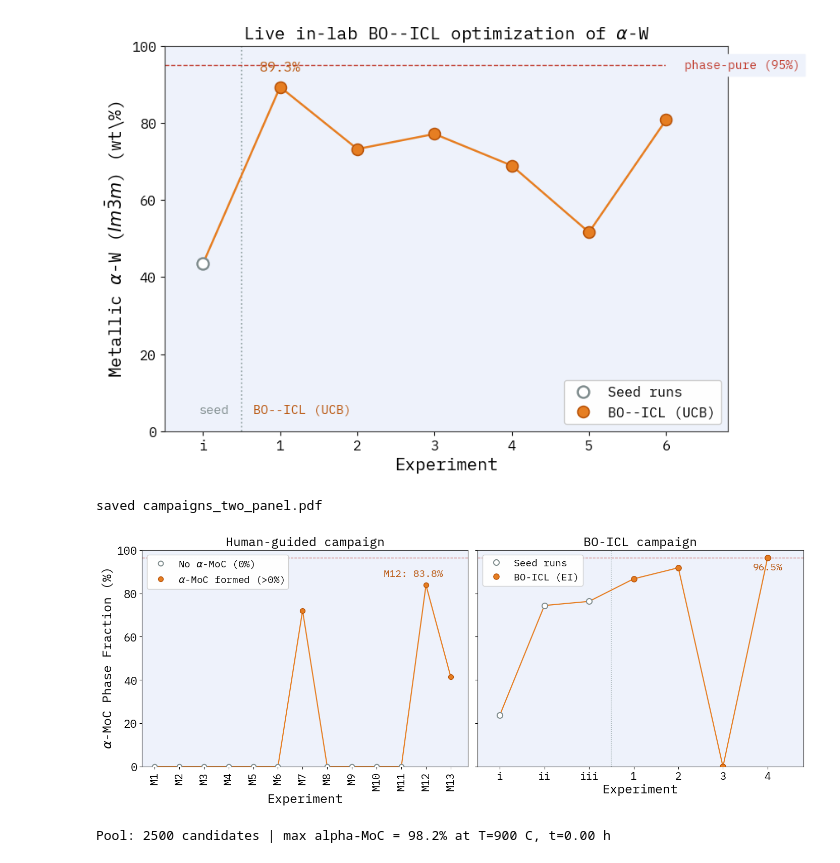
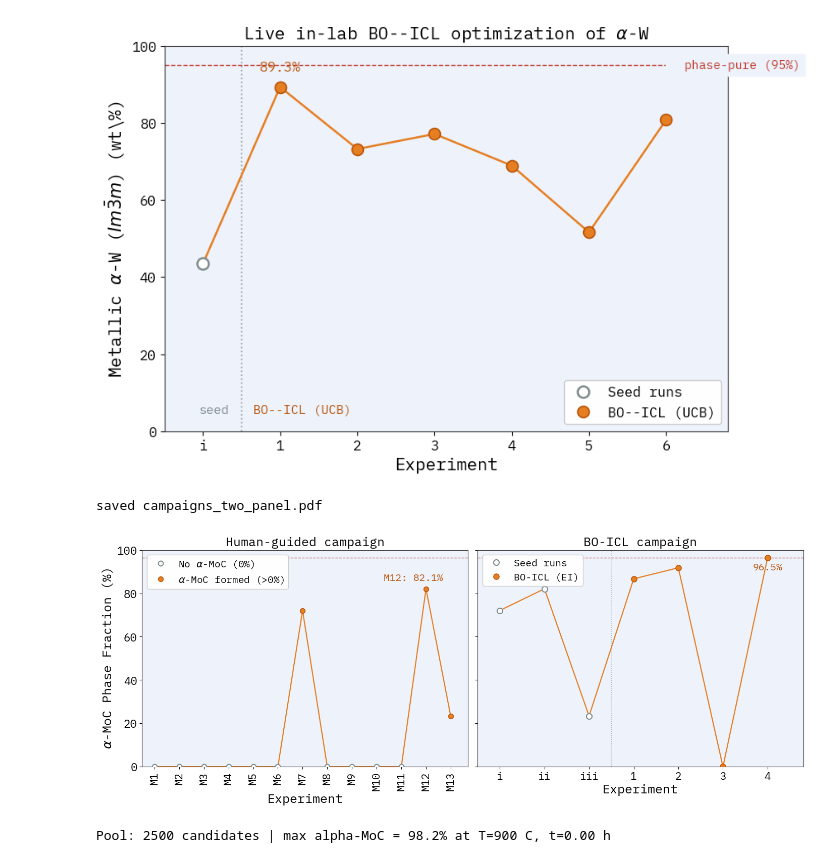
Before and after one commit to The-Porosoff-Group/boicl_crystal_phase_isolation, a Jupyter notebook: archive/chemistry_embeddings.ipynb, the cells around one changed output. Saved outputs shown, nothing was run; the diff lists cells and outputs as text; code cells hidden in the pictures.

```diff
--- a/archive/chemistry_embeddings.ipynb
+++ b/archive/chemistry_embeddings.ipynb
@@ -2960,7 +2960,7 @@ h_labels = [
     "M1", "M2", "M3", "M4", "M5", "M6", "M7",
     "M8", "M9", "M10", "M11", "M12", "M13"
 ]
-h_moc = [0, 0, 0, 0, 0, 0, 72.1, 0, 0, 0, 0, 83.8, 41.6]
+h_moc = [0, 0, 0, 0, 0, 0, 72.1, 0, 0, 0, 0, 82.1,23.4 ]
 
 # (b) BO-ICL campaign: 3 seeds + 4 BO trials (matches Table S4)
 #   seeds  i / ii / iii          -> alpha-MoC 23.8 / 74.4 / 76.3
@@ -2969,7 +2969,7 @@ h_moc = [0, 0, 0, 0, 0, 0, 72.1, 0, 0, 0, 0, 83.8, 41.6]
 #   M23 (Iter 1, 100% beta-Mo2C) -> alpha-MoC 0.0
 #   M24 (Iter 5)                 -> alpha-MoC 96.5
 b_labels = ["i", "ii", "iii", "1", "2", "3", "4"]
-b_moc    = [23.8, 74.4, 76.3, 86.7, 91.8, 0.0, 96.5]
+b_moc    = [72.1, 82.1, 23.4, 86.7, 91.8, 0.0, 96.5]
 
 b_nseed = 3
 
@@ -3119,34 +3119,34 @@ axM.legend(
     loc="upper left",
     frameon=True,
     framealpha=0.95,
     edgecolor="#cccccc",
     facecolor="white"
 )
 
 # ── SHARED PHASE-PURE GUIDE ───────────────────────────────────────────────────
 for ax in (axL, axM):
     ax.axhline(
         PHASE_PURE,
         ls="--",
         color=RED,
         lw=1.0,
         zorder=1
     )
     ax.set_ylim(0, 100)
 
 # No "phase-pure" text label here.
 # This matches your screenshot.
 
 # ── SAVE ──────────────────────────────────────────────────────────────────────
 OUT = "campaigns_two_panel.pdf"
 
 fig.savefig(OUT, bbox_inches="tight")
 fig.savefig(OUT.replace(".pdf", ".png"), dpi=300, bbox_inches="tight")
 
 print("saved", OUT)
 # %% [output]
 saved campaigns_two_panel.pdf
-[figure, old version]
+[figure, new version]
 # %%
 
 import re
```
Also changed, not shown: 14 other files.
